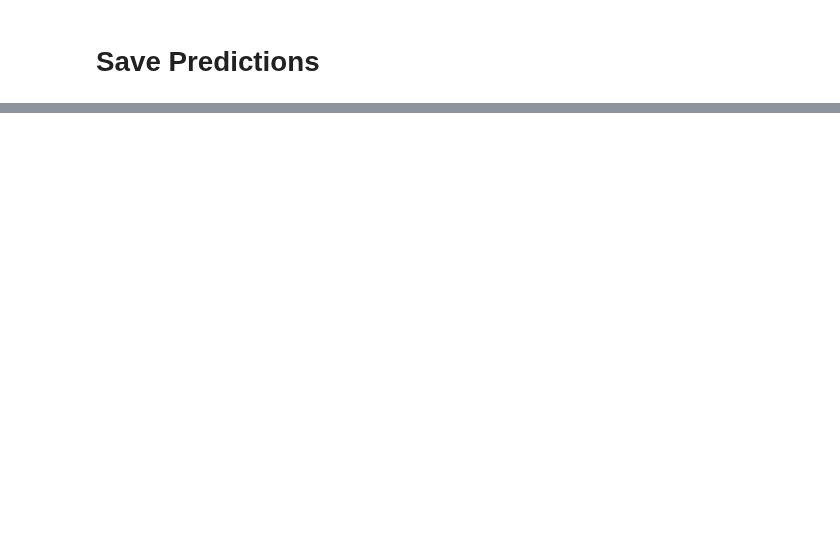
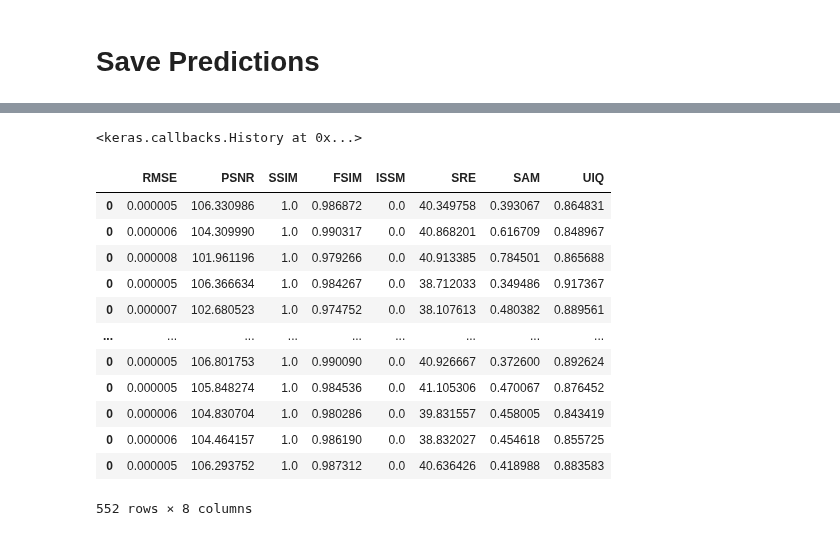
Before and after one commit to atick-faisal/MultiViewUNet-Aneurysm, a Jupyter notebook: src/colab/MultiViewUNet.ipynb, the cells around one changed output, grey strips where cells are left out. Saved outputs shown, nothing was run; the diff lists cells and outputs as text; code cells hidden in the pictures; blank space fills up the shorter version.

Commit message:
Add metrics

```diff
--- a/src/colab/MultiViewUNet.ipynb
+++ b/src/colab/MultiViewUNet.ipynb
@@ -46,11 +60,11 @@ plt.rcParams["font.size"] = 16
 # %% [markdown]
 # Config
 # %%
-DATASET         = "v10"
-MODEL_NAME      = "MultiViewUNet"
+DATASET         = "v12"
+MODEL_NAME      = "MobileUNet"
 DATASET_PATH    = "/content/Images/"
 TRAIN_DIR       = "Train/"
-TEST_DIR        = "Test/"
+TEST_DIR        = "Val/"
 INPUT_DIR       = "Input/"
 TARGET_DIR      = "Target/"
 MODEL_PATH      = "/content/drive/MyDrive/Research/TAVI/Models/"
@@ -61,7 +75,7 @@ BATCH_SIZE      = 8
 BUFFER_SIZE     = 1000
 VAL_SPLIT       = 0.2
 LEARNING_RATE   = 0.001
-N_EPOCHS        = 300
+N_EPOCHS        = 30
 PATIENCE        = 30
 
 EXP_NAME        = f"{MODEL_NAME}_I{IMG_SIZE}_B{BATCH_SIZE}_LR{LEARNING_RATE}_{DATASET}"
@@ -225,7 +239,7 @@ class MobileUNet:
         # Create the feature extraction model
         self.down_stack = tf.keras.Model(inputs=self.base_model.input, outputs=self.base_model_outputs)
 
-        self.down_stack.trainable = False
+        self.down_stack.trainable = True
 
         self.up_stack = [
             pix2pix.upsample(512, 3),  # 4x4 -> 8x8
@@ -251,7 +265,7 @@ class MobileUNet:
 
         # This is the last layer of the model
         x = tf.keras.layers.Conv2DTranspose(
-            filters=32, kernel_size=3, strides=2,
+            filters=16, kernel_size=3, strides=2,
             padding='same')(x)
 
         x = tf.keras.layers.Conv2D(3, (1, 1), activation="sigmoid")(x)
@@ -423,16 +439,35 @@ pred_path = os.path.join(PRED_PATH, EXP_NAME, timestamp)
 if not os.path.exists(pred_path):
     os.makedirs(pred_path)
 
+metrics = pd.DataFrame()
+
 for idx, (input, target) in enumerate(tqdm(test_ds_unbatched)):
-    if not idx % 40 == 0:
-        continue
 
+    target = target.numpy()
     prediction = tf.squeeze(
         model.predict(
             tf.expand_dims(input, axis=0)
             )
         ).numpy()
     prediction[target == 1.0] = 1.0
+
+    _metrics = pd.DataFrame([[
+            rmse(target, prediction),
+            psnr(target, prediction),
+            ssim(target, prediction),
+            fsim(target, prediction),
+            issm(target, prediction),
+            sre(target, prediction),
+            sam(target, prediction),
+            uiq(target, prediction),
+        ]],
+        columns=["RMSE", "PSNR", "SSIM", "FSIM", "ISSM", "SRE", "SAM", "UIQ"]
+    )
+
+    metrics = pd.concat([metrics, _metrics], axis=0)
+
+    if not idx % 40 == 0:
+        continue
 
     plt.figure(figsize=(12, 4))
     plt.subplot(1, 3, 1)
@@ -464,3 +513,23 @@ plt.xlabel('Epoch')
 plt.tight_layout()
 plt.savefig(os.path.join(model_path, timestamp + ".png"))
 plt.close()
+# %%
+history
+# %% [output]
+<keras.callbacks.History at 0x...>
+# %%
+metrics
+# %% [output]
+|  | RMSE | PSNR | SSIM | FSIM | ISSM | SRE | SAM | UIQ |
+| 0 | 0.000005 | 106.330986 | 1.0 | 0.986872 | 0.0 | 40.349758 | 0.393067 | 0.864831 |
+| 0 | 0.000006 | 104.309990 | 1.0 | 0.990317 | 0.0 | 40.868201 | 0.616709 | 0.848967 |
+| 0 | 0.000008 | 101.961196 | 1.0 | 0.979266 | 0.0 | 40.913385 | 0.784501 | 0.865688 |
+| 0 | 0.000005 | 106.366634 | 1.0 | 0.984267 | 0.0 | 38.712033 | 0.349486 | 0.917367 |
+| 0 | 0.000007 | 102.680523 | 1.0 | 0.974752 | 0.0 | 38.107613 | 0.480382 | 0.889561 |
+| ... | ... | ... | ... | ... | ... | ... | ... | ... |
+| 0 | 0.000005 | 106.801753 | 1.0 | 0.990090 | 0.0 | 40.926667 | 0.372600 | 0.892624 |
+| 0 | 0.000005 | 105.848274 | 1.0 | 0.984536 | 0.0 | 41.105306 | 0.470067 | 0.876452 |
+| 0 | 0.000006 | 104.830704 | 1.0 | 0.980286 | 0.0 | 39.831557 | 0.458005 | 0.843419 |
+| 0 | 0.000006 | 104.464157 | 1.0 | 0.986190 | 0.0 | 38.832027 | 0.454618 | 0.855725 |
+| 0 | 0.000005 | 106.293752 | 1.0 | 0.987312 | 0.0 | 40.636426 | 0.418988 | 0.883583 |
+552 rows × 8 columns
```
Also changed, not shown: parts of 7 cells of this notebook.
